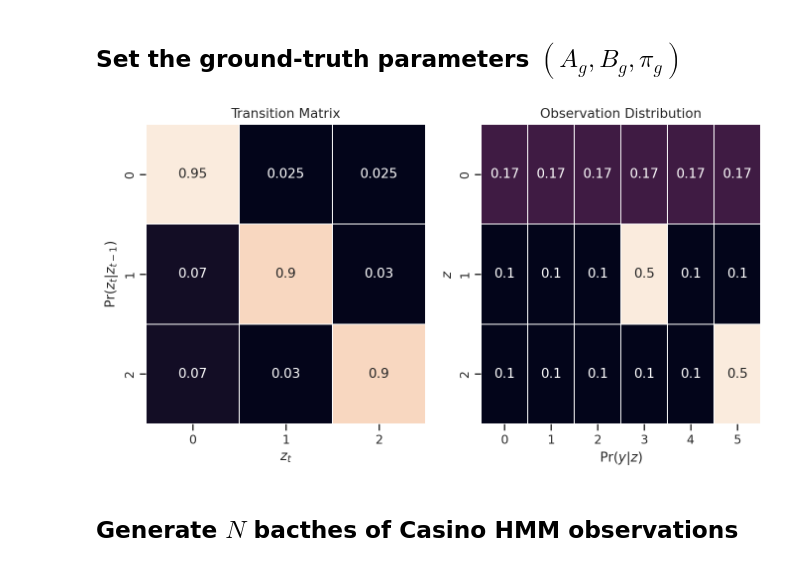
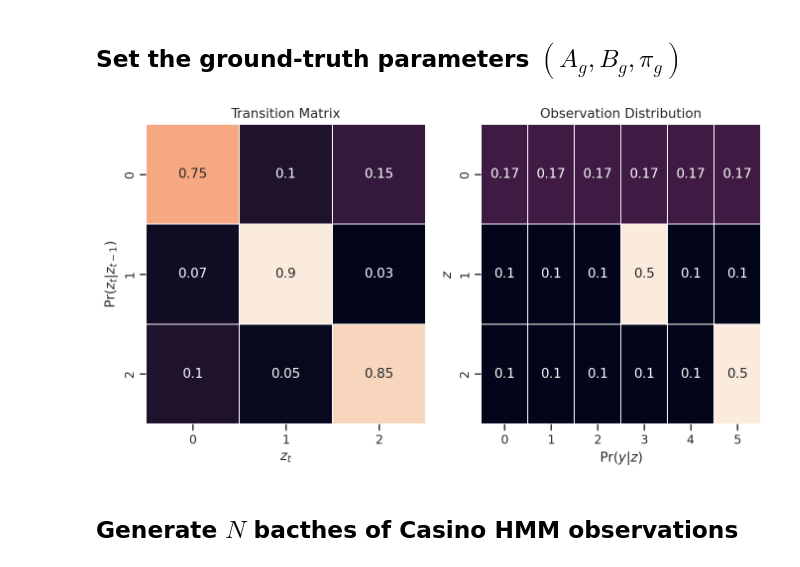
Before and after one commit to CorpuzKB/PML-Advance-Topics-notebooks, a Jupyter notebook: HMM_Baum_Welch_(EM)__TensorFlow.ipynb, the cells around one changed output. Drawn from its saved outputs; the diff is of its cells as text; code cells hidden in the pictures.

```diff
--- a/HMM_Baum_Welch_(EM)__TensorFlow.ipynb
+++ b/HMM_Baum_Welch_(EM)__TensorFlow.ipynb
@@ -197,29 +206,33 @@ def HMM_Generator(transition_matrix, emission_distribution, emission_params, sta
 # %%
 num_states = 3
 
-initial_distribution = tf.fill([num_states, 1], 1/num_states)
+initial_distribution = tf.constant([
+    [0.5],
+    [0.3],
+    [0.2]
+])
 
 transition_distribution = tf.constant([
-    [0.95, 0.025, 0.025],
+    [0.75, 0.10, 0.15],
     [0.07, 0.9, 0.03],
-    [0.07, 0.03, 0.9]
+    [0.10, 0.05, 0.85]
 ])
 
 emission_params = tf.stack([
     tf.squeeze(tf.constant(tf.fill([1, 6], 1/6))),
     tf.constant([1/10, 1/10, 1/10, 5/10, 1/10, 1/10]),
     tf.constant([*[1/10 for _ in range(5)], 5/10])
     ])
 
 emission_distribution = lambda arg: tfd.Categorical(probs=arg)
 
 fig, axes = plt.subplots(1, 2, figsize=(10, 5))
 sns.heatmap(transition_distribution, annot=True, linewidth=.5, ax=axes[0], cbar=False)
 sns.heatmap(emission_params, annot=True, linewidth=.5, ax=axes[1], cbar=False)
 axes[0].set(xlabel='$z_{t}$', ylabel='$\Pr(z_{t}|z_{t-1})$', title='Transition Matrix')
 axes[1].set(xlabel='$\Pr(y|z)$', ylabel='$z$', title='Observation Distribution'); plt.show()
 # %% [output]
-[figure, old version]
+[figure, new version]
 # %% [markdown]
 ## Generate $N$ bacthes of Casino HMM observations
 # %%
```
Also changed, not shown: parts of 4 cells of this notebook.
